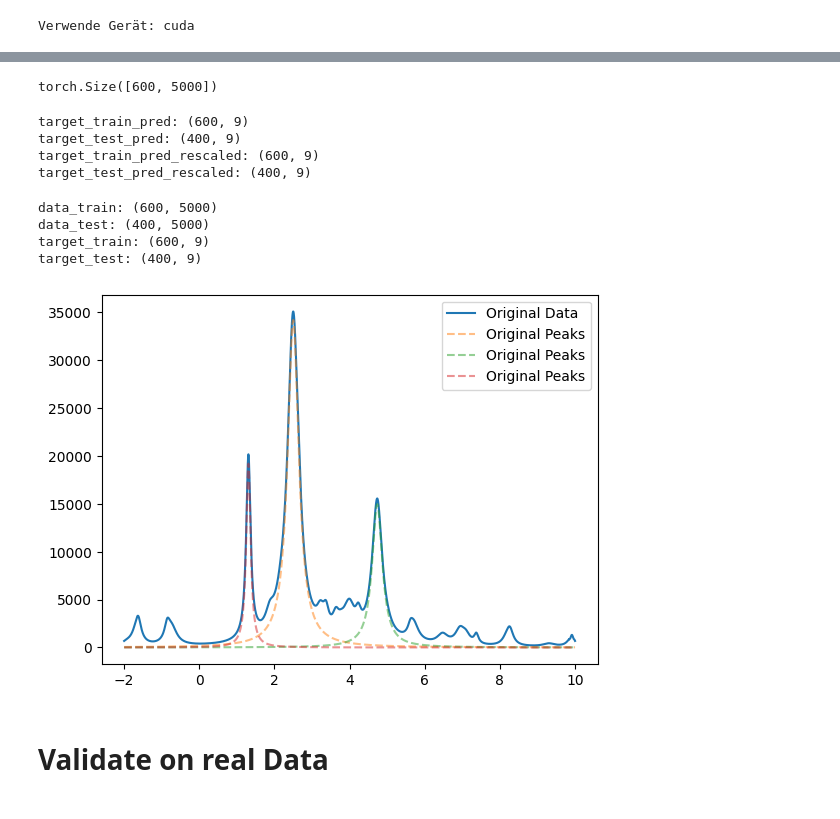
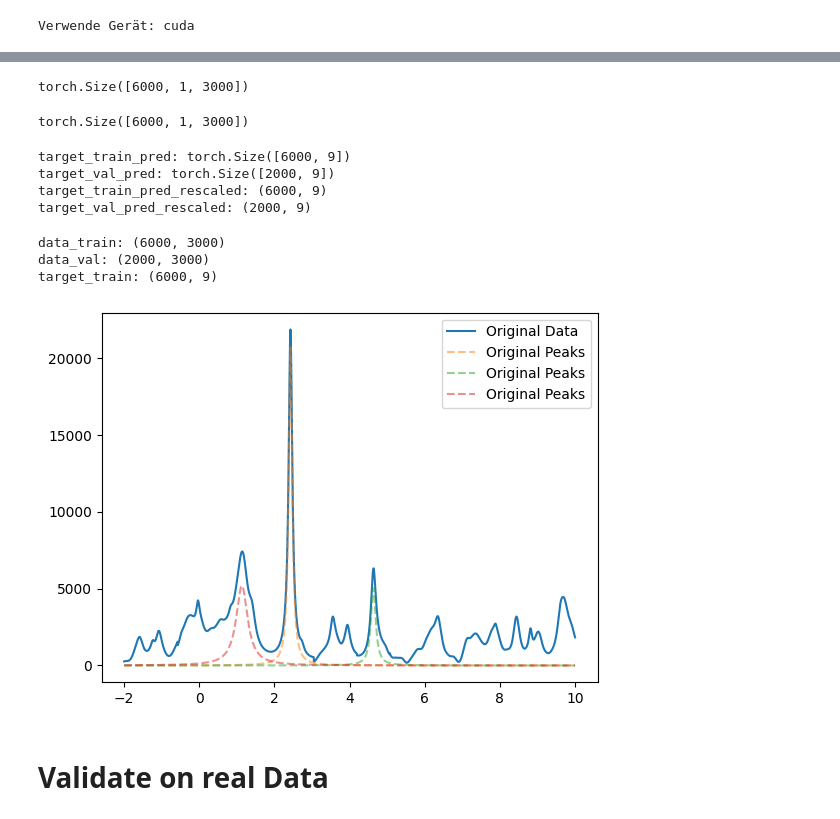
Before and after one commit to RATFIVE/MoinCC-AI4metabolomics, a Jupyter notebook: 03_DeepLearning/ImplementingNeuralNetwork.ipynb, the cells around one changed output, grey strips where cells are left out. Cells and saved outputs as stored; diff of their text form; code cells hidden in the pictures.

```diff
--- a/03_DeepLearning/ImplementingNeuralNetwork.ipynb
+++ b/03_DeepLearning/ImplementingNeuralNetwork.ipynb
@@ -582,2 +896,0 @@ def train_model(model, data_train_tensor, target_train_tensor, criterion, optimi
-# %%
-train_model(model, data_train_tensor, target_train_tensor, criterion, optimizer, epochs, device)
@@ -586,3 +897,7 @@ Epoch: 99, loss: 0.05593
+# %%
+data_train_tensor.shape
+# %% [output]
+torch.Size([6000, 1, 3000])
 # %%
 def predict(model, X):
     '''
@@ -594,85 +909,97 @@ def predict(model, X):
         return model(X)
 # %%
 # # Bring all tensors back to the CPU
-# data_train_tensor = data_train_tensor.to("cpu")
-# data_test_tensor = data_test_tensor.to("cpu")
+data_train_tensor = data_train_tensor.to("cpu")
+data_val_tensor = data_val_tensor.to("cpu")
 
 data_train_tensor.shape
 # %% [output]
-torch.Size([600, 5000])
+torch.Size([6000, 1, 3000])
 # %%
 # Vorhersagen und Rückskalierung
+model.to("cpu")
 target_train_pred = predict(model, data_train_tensor)
-target_test_pred = predict(model, data_test_tensor)
+target_val_pred = predict(model, data_val_tensor)
 
 # Bring all tensors back to the CPU and to numpy
-target_train_pred = target_train_pred.cpu().detach().numpy()
-target_test_pred = target_test_pred.cpu().detach().numpy()
+target_train_pred = target_train_pred.cpu().detach()
+target_val_pred = target_val_pred.cpu().detach()
+data_train_tensor = data_train_tensor.cpu().detach()
+data_val_tensor = data_val_tensor.cpu().detach()
+
 
 print(f'target_train_pred: {target_train_pred.shape}')
-print(f'target_test_pred: {target_test_pred.shape}')
+print(f'target_val_pred: {target_val_pred.shape}')
 
 
 
 # Rescale the data
 target_train_pred_rescaled = target_scaler.inverse_transform(target_train_pred)
-target_test_pred_rescaled = target_scaler.inverse_transform(target_test_pred)
+target_val_pred_rescaled = target_scaler.inverse_transform(target_val_pred)
 
 # Reshape the data
 target_train_pred = target_train_pred_rescaled.reshape(target_train_pred_rescaled.shape[0], -1)
-target_test_pred = target_test_pred_rescaled.reshape(target_test_pred_rescaled.shape[0], -1)
+target_val_pred = target_val_pred_rescaled.reshape(target_val_pred_rescaled.shape[0], -1)
 
 
 
 
 print(f'target_train_pred_rescaled: {target_train_pred.shape}')
-print(f'target_test_pred_rescaled: {target_test_pred.shape}')
+print(f'target_val_pred_rescaled: {target_val_pred.shape}')
 # %% [output]
-target_train_pred: (600, 9)
-target_test_pred: (400, 9)
-target_train_pred_rescaled: (600, 9)
-target_test_pred_rescaled: (400, 9)
+target_train_pred: torch.Size([6000, 9])
+target_val_pred: torch.Size([2000, 9])
+target_train_pred_rescaled: (6000, 9)
+target_val_pred_rescaled: (2000, 9)
 # %%
 # bring the data back to the cpu
 data_train_tensor = data_train_tensor.to("cpu")
+data_val_tensor = data_val_tensor.to("cpu")
 data_test_tensor = data_test_tensor.to("cpu")
+
 target_train_tensor = target_train_tensor.to("cpu")
 target_test_tensor = target_test_tensor.to("cpu")
+target_val_tensor = target_val_tensor.to("cpu")
 
+data_train_tensor = data_train_tensor.squeeze(1)
+data_val_tensor = data_val_tensor.squeeze(1)
 # scale the data back
 data_train = data_scaler.inverse_transform(data_train_tensor)
-data_test = data_scaler.inverse_transform(data_test_tensor)
+data_val = data_scaler.inverse_transform(data_val_tensor)
 target_train = target_scaler.inverse_transform(target_train_tensor)
 target_test = target_scaler.inverse_transform(target_test_tensor)
 
 print(f'data_train: {data_train.shape}')
-print(f'data_test: {data_test.shape}')
+print(f'data_val: {data_val.shape}')
 print(f'target_train: {target_train.shape}')
-print(f'target_test: {target_test.shape}')
+#print(f'target_test: {target_test.shape}')
 
 
 x0_parms_train, gamma_parms_train, height_parms_train = np.split(target_train, len(pyruvate_list), axis=1)
 x0_parms_test, gamma_parms_test, height_parms_test = np.split(target_test, len(pyruvate_list), axis=1)
 
 
 
 n = 10
 x = x_data[n]
 # plot the data
-plt.plot(x, data_train[n, :], '-', label='Original Data')
-for x0, gamma, height in zip(x0_parms_train[n], gamma_parms_train[n], height_parms_train[n]):
+#plt.plot(x, data_train[n, :], '-', label='Original Data')
+# for x0, gamma, height in zip(x0_parms_train[n], gamma_parms_train[n], height_parms_train[n]):
+#     lorentz = lorentzian(x, x0, gamma, height)
+#     plt.plot(x, lorentz, '--', label='Original Peaks', alpha=0.5)
+
+plt.plot(x, data_test[n, :], '-', label='Original Data')
+for x0, gamma, height in zip(x0_parms_test[n], gamma_parms_test[n], height_parms_test[n]):
     lorentz = lorentzian(x, x0, gamma, height)
     plt.plot(x, lorentz, '--', label='Original Peaks', alpha=0.5)
 
-
 plt.legend()
 plt.show()
 # %% [output]
-data_train: (600, 5000)
-data_test: (400, 5000)
-target_train: (600, 9)
-target_test: (400, 9)
+data_train: (6000, 3000)
+data_val: (2000, 3000)
+target_train: (6000, 9)
-[figure, old version]
+[figure, new version]
 # %% [markdown]
 # Validate on real Data
 # %%
```
Also changed, not shown: parts of 20 cells of this notebook.
